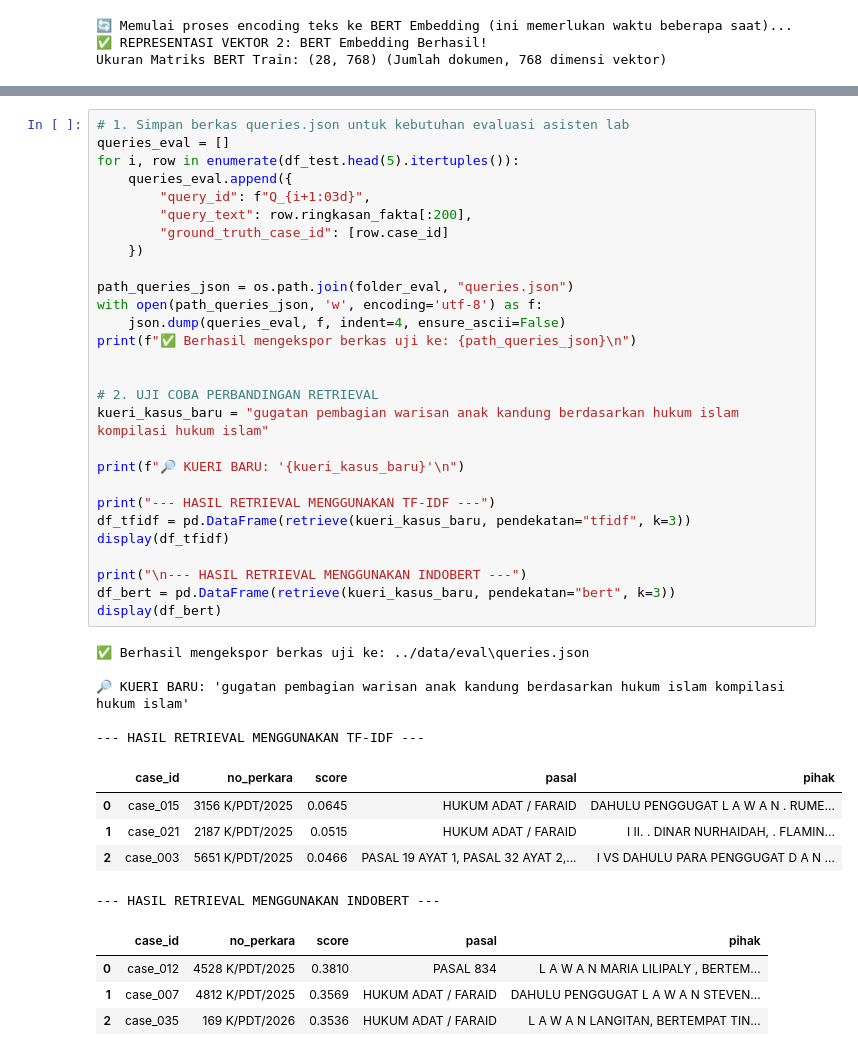
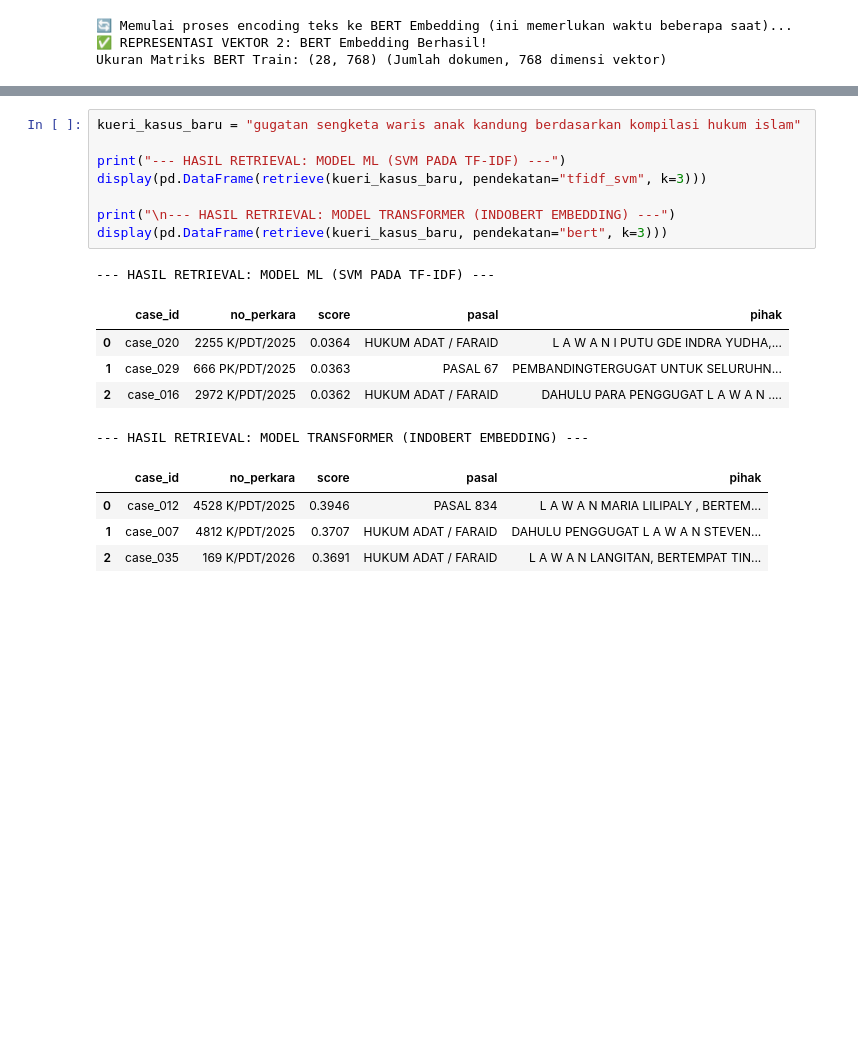
Before and after one commit to nabilaurll/cbr-perdata-waris, a Jupyter notebook: notebooks/03_retrieval.ipynb, the cells around one changed output, grey strips where cells are left out. Cells and saved outputs as stored; diff of their text form; blank space fills up the shorter version.

```diff
--- a/notebooks/03_retrieval.ipynb
+++ b/notebooks/03_retrieval.ipynb
@@ -140,43 +173,19 @@ print("✅ Fungsi retrieve() dengan opsi TF-IDF dan BERT siap diuji!")
 # %%
-# 1. Simpan berkas queries.json untuk kebutuhan evaluasi asisten lab
-queries_eval = []
-for i, row in enumerate(df_test.head(5).itertuples()):
-    queries_eval.append({
-        "query_id": f"Q_{i+1:03d}",
-        "query_text": row.ringkasan_fakta[:200],
-        "ground_truth_case_id": [row.case_id]
-    })
+kueri_kasus_baru = "gugatan sengketa waris anak kandung berdasarkan kompilasi hukum islam"
 
-path_queries_json = os.path.join(folder_eval, "queries.json")
-with open(path_queries_json, 'w', encoding='utf-8') as f:
-    json.dump(queries_eval, f, indent=4, ensure_ascii=False)
-print(f"✅ Berhasil mengekspor berkas uji ke: {path_queries_json}\n")
+print("--- HASIL RETRIEVAL: MODEL ML (SVM PADA TF-IDF) ---")
+display(pd.DataFrame(retrieve(kueri_kasus_baru, pendekatan="tfidf_svm", k=3)))
 
-
-# 2. UJI COBA PERBANDINGAN RETRIEVAL
-kueri_kasus_baru = "gugatan pembagian warisan anak kandung berdasarkan hukum islam kompilasi hukum islam"
-
-print(f"🔎 KUERI BARU: '{kueri_kasus_baru}'\n")
-
-print("--- HASIL RETRIEVAL MENGGUNAKAN TF-IDF ---")
-df_tfidf = pd.DataFrame(retrieve(kueri_kasus_baru, pendekatan="tfidf", k=3))
-display(df_tfidf)
-
-print("\n--- HASIL RETRIEVAL MENGGUNAKAN INDOBERT ---")
-df_bert = pd.DataFrame(retrieve(kueri_kasus_baru, pendekatan="bert", k=3))
-display(df_bert)
+print("\n--- HASIL RETRIEVAL: MODEL TRANSFORMER (INDOBERT EMBEDDING) ---")
+display(pd.DataFrame(retrieve(kueri_kasus_baru, pendekatan="bert", k=3)))
 # %% [output]
-✅ Berhasil mengekspor berkas uji ke: ../data/eval\queries.json
-
-🔎 KUERI BARU: 'gugatan pembagian warisan anak kandung berdasarkan hukum islam kompilasi hukum islam'
-
---- HASIL RETRIEVAL MENGGUNAKAN TF-IDF ---
+--- HASIL RETRIEVAL: MODEL ML (SVM PADA TF-IDF) ---
 |  | case_id | no_perkara | score | pasal | pihak |
-| 0 | case_015 | 3156 K/PDT/2025 | 0.0645 | HUKUM ADAT / FARAID | DAHULU PENGGUGAT L A W A N . RUME... |
-| 1 | case_021 | 2187 K/PDT/2025 | 0.0515 | HUKUM ADAT / FARAID | I II. . DINAR NURHAIDAH, . FLAMIN... |
-| 2 | case_003 | 5651 K/PDT/2025 | 0.0466 | PASAL 19 AYAT 1, PASAL 32 AYAT 2,... | I VS DAHULU PARA PENGGUGAT D A N ... |
+| 0 | case_020 | 2255 K/PDT/2025 | 0.0364 | HUKUM ADAT / FARAID | L A W A N I PUTU GDE INDRA YUDHA,... |
+| 1 | case_029 | 666 PK/PDT/2025 | 0.0363 | PASAL 67 | PEMBANDINGTERGUGAT UNTUK SELURUHN... |
+| 2 | case_016 | 2972 K/PDT/2025 | 0.0362 | HUKUM ADAT / FARAID | DAHULU PARA PENGGUGAT L A W A N .... |
---- HASIL RETRIEVAL MENGGUNAKAN INDOBERT ---
+--- HASIL RETRIEVAL: MODEL TRANSFORMER (INDOBERT EMBEDDING) ---
 |  | case_id | no_perkara | score | pasal | pihak |
-| 0 | case_012 | 4528 K/PDT/2025 | 0.3810 | PASAL 834 | L A W A N MARIA LILIPALY , BERTEM... |
-| 1 | case_007 | 4812 K/PDT/2025 | 0.3569 | HUKUM ADAT / FARAID | DAHULU PENGGUGAT L A W A N STEVEN... |
-| 2 | case_035 | 169 K/PDT/2026 | 0.3536 | HUKUM ADAT / FARAID | L A W A N LANGITAN, BERTEMPAT TIN... |
+| 0 | case_012 | 4528 K/PDT/2025 | 0.3946 | PASAL 834 | L A W A N MARIA LILIPALY , BERTEM... |
+| 1 | case_007 | 4812 K/PDT/2025 | 0.3707 | HUKUM ADAT / FARAID | DAHULU PENGGUGAT L A W A N STEVEN... |
+| 2 | case_035 | 169 K/PDT/2026 | 0.3691 | HUKUM ADAT / FARAID | L A W A N LANGITAN, BERTEMPAT TIN... |
```
Also changed, not shown: parts of 1 cell of this notebook, 6 other files.
